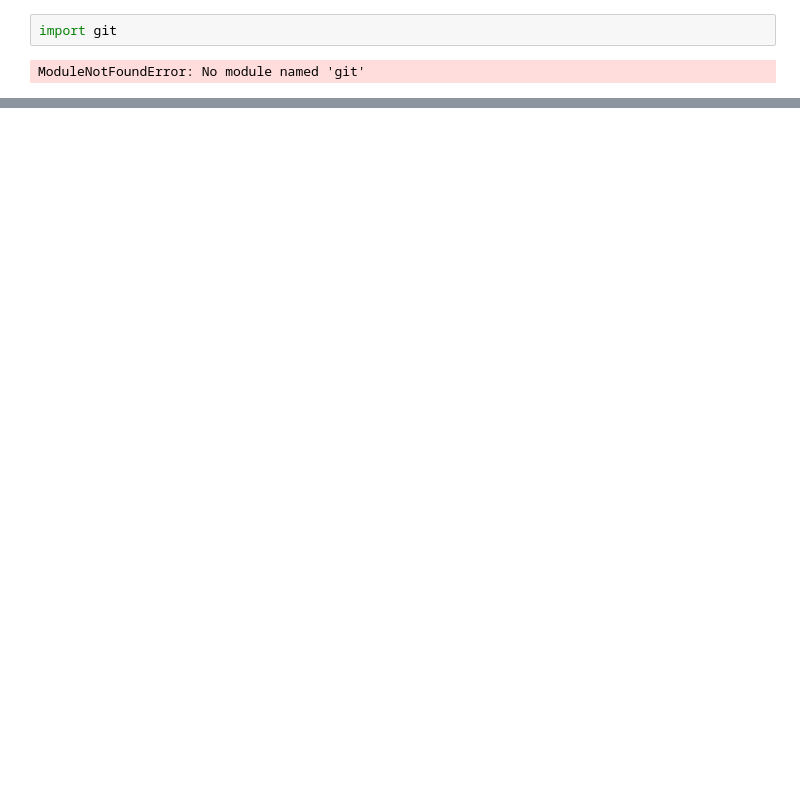
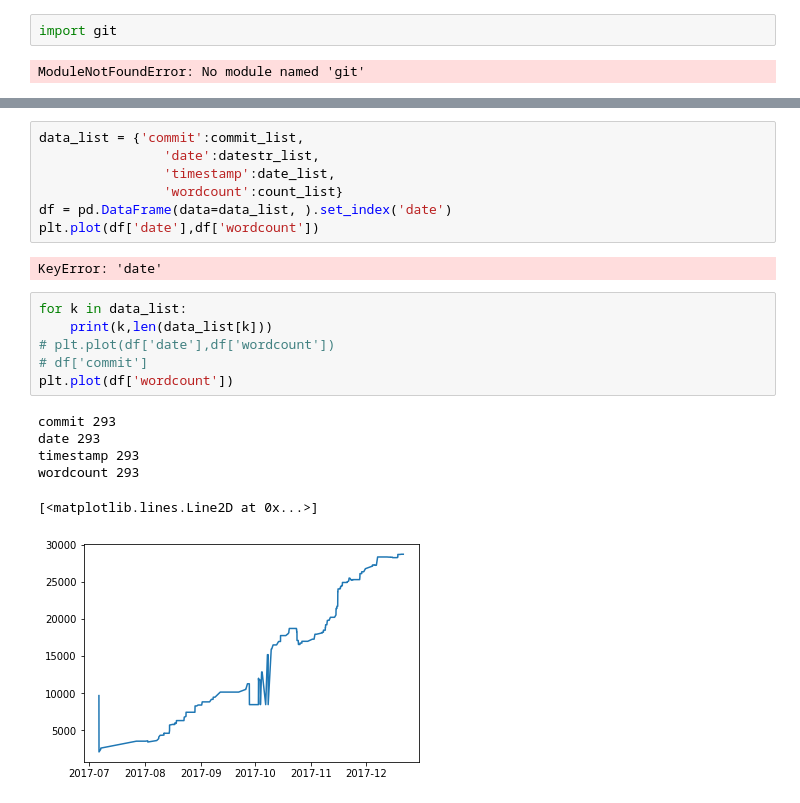
Before and after one commit to daguiam/tex-wordcounter, a Jupyter notebook: tex-wordcounter.ipynb, the cells around one changed output, grey strips where cells are left out. Cells and saved outputs as stored; diff of their text form; blank space fills up the shorter version.

```diff
--- a/tex-wordcounter.ipynb
+++ b/tex-wordcounter.ipynb
@@ -106,0 +211,22 @@ ModuleNotFoundError: No module named 'git'
+# %%
+data_list = {'commit':commit_list,
+                'date':datestr_list,
+                'timestamp':date_list,
+                'wordcount':count_list}
+df = pd.DataFrame(data=data_list, ).set_index('date')
+plt.plot(df['date'],df['wordcount'])
+# %% [output]
+KeyError: 'date'
+# %%
+for k in data_list:
+    print(k,len(data_list[k]))
+# plt.plot(df['date'],df['wordcount'])
+# df['commit']
+plt.plot(df['wordcount'])
+# %% [output]
+commit 293
+date 293
+timestamp 293
+wordcount 293
+[<matplotlib.lines.Line2D at 0x...>]
+[figure, added]
```
Also changed, not shown: parts of 8 cells of this notebook, 1 other file.
